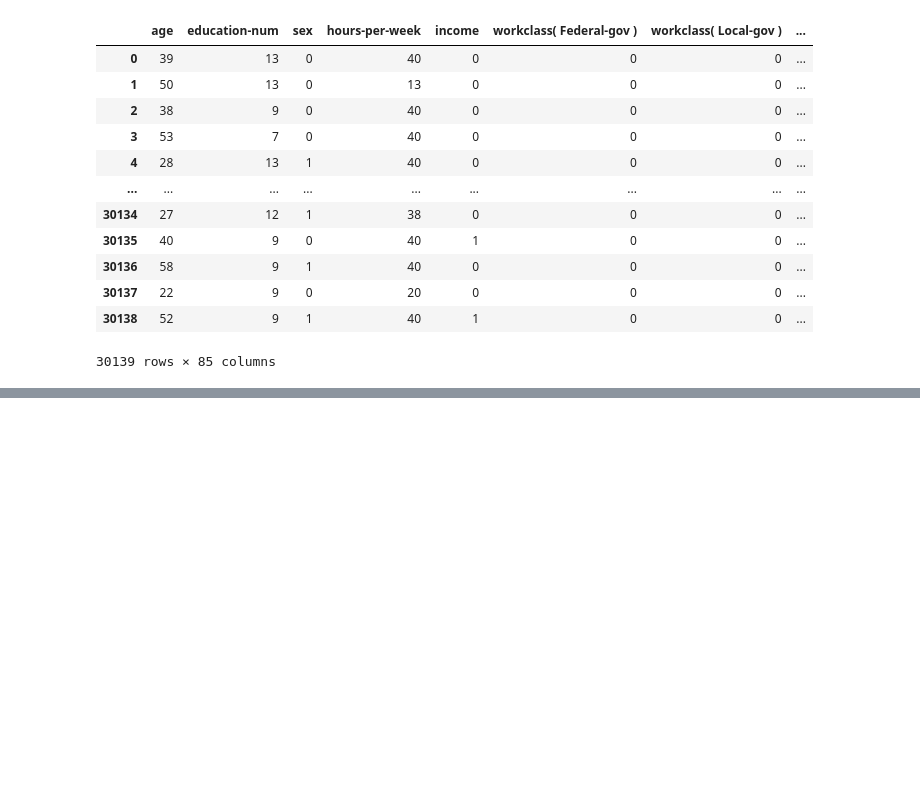
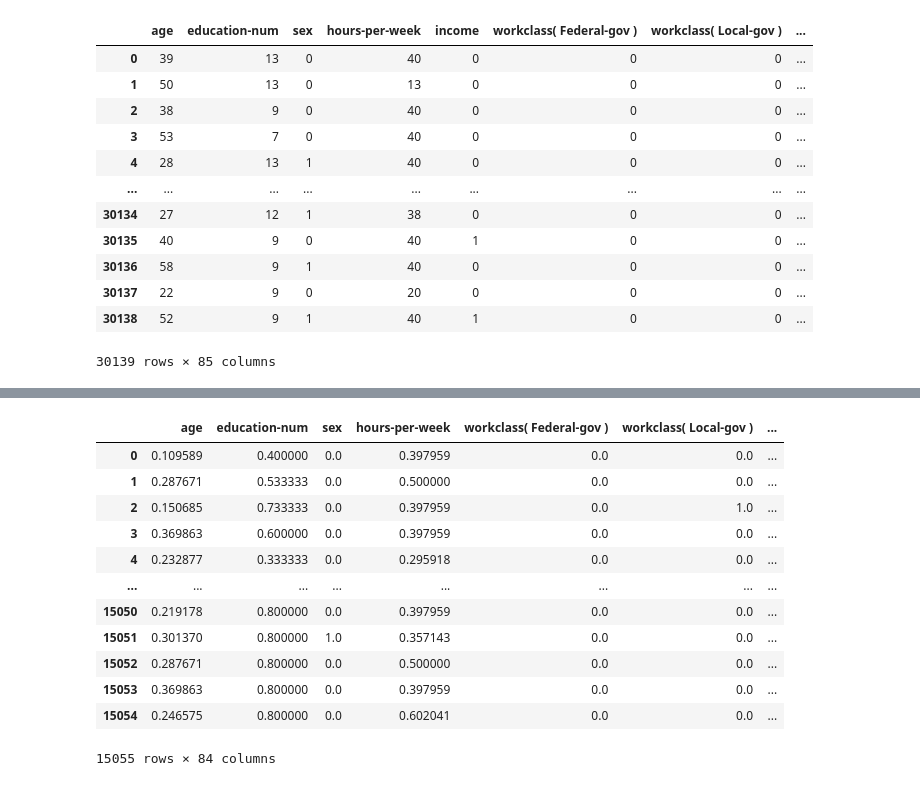
Before and after one commit to RobyBobby24/DataAnalyticsProject, a Jupyter notebook: test(1.0).ipynb, the cells around one changed output, grey strips where cells are left out. Saved outputs shown, nothing was run; the diff lists cells and outputs as text; code cells hidden in the pictures; blank space fills up the shorter version.

```diff
--- a/test(1.0).ipynb
+++ b/test(1.0).ipynb
@@ -520,0 +477,22 @@ dataset
+# %%
+testing_data = pd.read_csv('adult.test', sep=',', header=None, names=indexes)
+
+
+testing_data = data_cleaning(testing_data)
+
+testing_data = data_preprocessing(testing_data)
+testing_data
+# %% [output]
+|  | age | education-num | sex | hours-per-week | workclass( Federal-gov ) | workclass( Local-gov ) | ... |
+| 0 | 0.109589 | 0.400000 | 0.0 | 0.397959 | 0.0 | 0.0 | ... |
+| 1 | 0.287671 | 0.533333 | 0.0 | 0.500000 | 0.0 | 0.0 | ... |
+| 2 | 0.150685 | 0.733333 | 0.0 | 0.397959 | 0.0 | 1.0 | ... |
+| 3 | 0.369863 | 0.600000 | 0.0 | 0.397959 | 0.0 | 0.0 | ... |
+| 4 | 0.232877 | 0.333333 | 0.0 | 0.295918 | 0.0 | 0.0 | ... |
+| ... | ... | ... | ... | ... | ... | ... | ... |
+| 15050 | 0.219178 | 0.800000 | 0.0 | 0.397959 | 0.0 | 0.0 | ... |
+| 15051 | 0.301370 | 0.800000 | 1.0 | 0.357143 | 0.0 | 0.0 | ... |
+| 15052 | 0.287671 | 0.800000 | 0.0 | 0.500000 | 0.0 | 0.0 | ... |
+| 15053 | 0.369863 | 0.800000 | 0.0 | 0.397959 | 0.0 | 0.0 | ... |
+| 15054 | 0.246575 | 0.800000 | 0.0 | 0.602041 | 0.0 | 0.0 | ... |
+15055 rows × 84 columns
```
Also changed, not shown: parts of 37 cells of this notebook.
